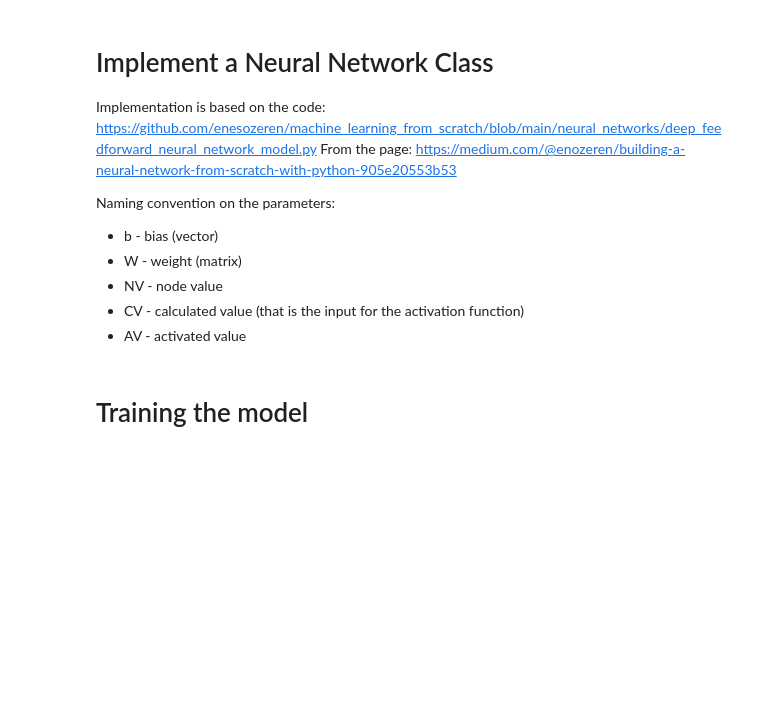
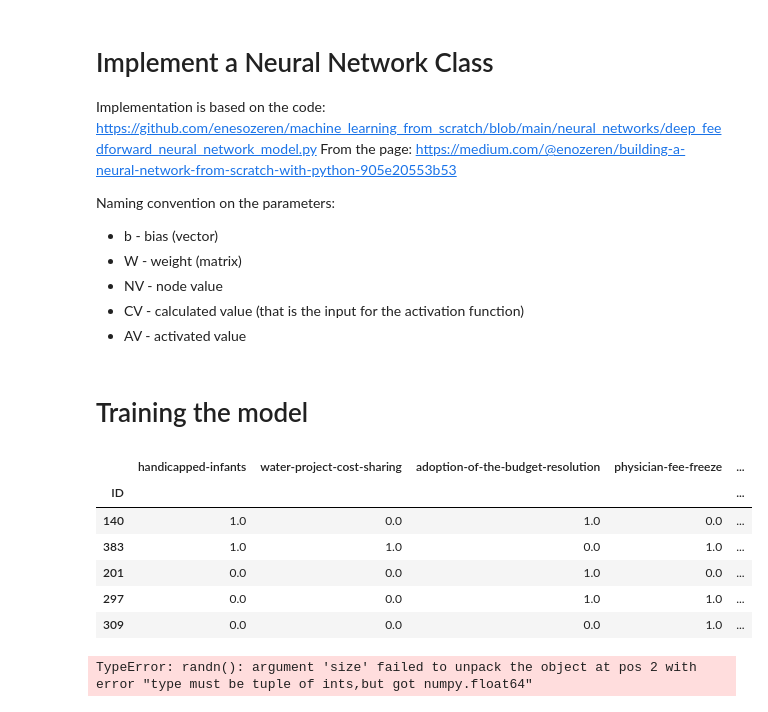
Before and after one commit to izsom/MachineLearning23ws, a Jupyter notebook: Exercise2/test_zsom.ipynb, the cells around one changed output. Cells and saved outputs as stored; diff of their text form; code cells hidden in the pictures; blank space fills up the shorter version.

```diff
--- a/Exercise2/test_zsom.ipynb
+++ b/Exercise2/test_zsom.ipynb
@@ -139,0 +145,10 @@ print("Training complete!")
+# %%
+cong_voting.head()
+# %% [output]
+|  | handicapped-infants | water-project-cost-sharing | adoption-of-the-budget-resolution | physician-fee-freeze | ... |
+| ID |  |  |  |  | ... |
+| 140 | 1.0 | 0.0 | 1.0 | 0.0 | ... |
+| 383 | 1.0 | 1.0 | 0.0 | 1.0 | ... |
+| 201 | 0.0 | 0.0 | 1.0 | 0.0 | ... |
+| 297 | 0.0 | 0.0 | 1.0 | 1.0 | ... |
+| 309 | 0.0 | 0.0 | 0.0 | 1.0 | ... |
@@ -139,0 +182,5 @@ print("Training complete!")
+# %%
+# self, input_size: int, layer_dims, output_size: int, epoch: int, learning_rate: float, mini_batch_size: int
+test_NN = NN(input_size=train_X.shape[0], layer_dims=[10, 5, 1], output_size=1, epoch=5, learning_rate=0.01, mini_batch_size=10)
+# %% [output]
+TypeError: randn(): argument 'size' failed to unpack the object at pos 2 with error "type must be tuple of ints,but got numpy.float64"
```
Also changed, not shown: parts of 7 cells of this notebook.
